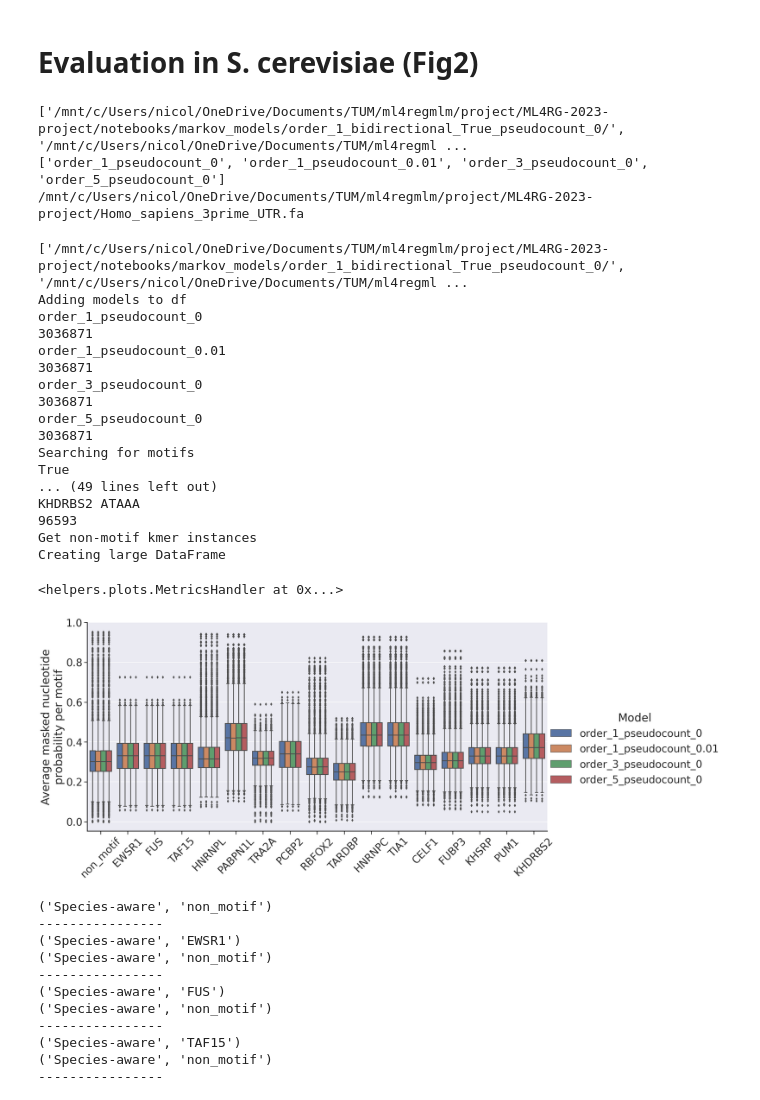
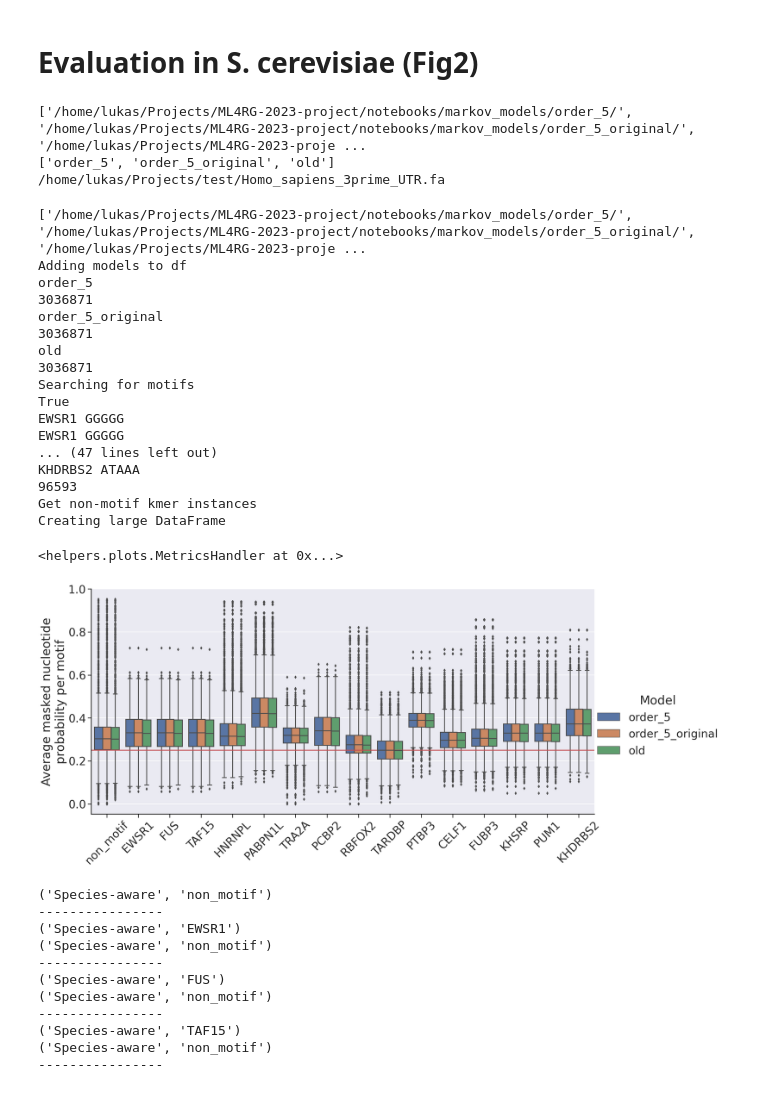
Before and after one commit to AnasShahzad1996/SpeciesAwareDNA-MLM, a Jupyter notebook: notebooks/markov_models/plotting.ipynb, the cells around one changed output. Cells and saved outputs as stored; diff of their text form; code cells hidden in the pictures.

```diff
--- a/notebooks/markov_models/plotting.ipynb
+++ b/notebooks/markov_models/plotting.ipynb
@@ -42,7 +40,7 @@ Matplotlib is building the font cache; this may take a moment.
 data_dir = project_dir + "tzhdata/"
 # hackish way to use the data dir on my local machine (Lukas)
 if not os.path.exists(data_dir):
-    data_dir = os.path.abspath("../..")
+    data_dir = os.path.abspath("../../../test/")
 
 print("Data dir: ", data_dir)
 # %% [output]
@@ -63,18 +61,16 @@ sns.set_style(style={'xtick.bottom': True,'ytick.left': True, 'axes.edgecolor':
 # %%
 # define paths and names of models to evaluate
 model_paths = [
-    "/mnt/c/Users/nicol/OneDrive/Documents/TUM/ml4regmlm/project/ML4RG-2023-project/notebooks/markov_models/order_1_bidirectional_True_pseudocount_0/",
-    "/mnt/c/Users/nicol/OneDrive/Documents/TUM/ml4regmlm/project/ML4RG-2023-project/notebooks/markov_models/order_1_bidirectional_True_pseudocount_0.01/",
-    "/mnt/c/Users/nicol/OneDrive/Documents/TUM/ml4regmlm/project/ML4RG-2023-project/notebooks/markov_models/order_3_bidirectional_True_pseudocount_0/",
-    "/mnt/c/Users/nicol/OneDrive/Documents/TUM/ml4regmlm/project/ML4RG-2023-project/notebooks/markov_models/order_5_bidirectional_True_pseudocount_0/",
+    "/home/lukas/Projects/ML4RG-2023-project/notebooks/markov_models/order_5/",
+    "/home/lukas/Projects/ML4RG-2023-project/notebooks/markov_models/order_5_original/",
+    "/home/lukas/Projects/ML4RG-2023-project/results/11mer/"
     ]
 
 # work around as plots.py doesn't use os.path.join to join paths...
 model_names = [
-    "order_1_pseudocount_0",
-    "order_1_pseudocount_0.01",
-    "order_3_pseudocount_0",
-    "order_5_pseudocount_0",
+    "order_5",
+    "order_5_original",
+    "old"
     ]
 
 print(model_paths)
@@ -84,9 +80,9 @@ print(model_names)
 test_path = glob(os.path.join(data_dir ,"*.fa"))[0]
 print(test_path)
 # %% [output]
-['/mnt/c/Users/nicol/OneDrive/Documents/TUM/ml4regmlm/project/ML4RG-2023-project/notebooks/markov_models/order_1_bidirectional_True_pseudocount_0/', '/mnt/c/Users/nicol/OneDrive/Documents/TUM/ml4regml ...
-['order_1_pseudocount_0', 'order_1_pseudocount_0.01', 'order_3_pseudocount_0', 'order_5_pseudocount_0']
-/mnt/c/Users/nicol/OneDrive/Documents/TUM/ml4regmlm/project/ML4RG-2023-project/Homo_sapiens_3prime_UTR.fa
+['/home/lukas/Projects/ML4RG-2023-project/notebooks/markov_models/order_5/', '/home/lukas/Projects/ML4RG-2023-project/notebooks/markov_models/order_5_original/', '/home/lukas/Projects/ML4RG-2023-proje ...
+['order_5', 'order_5_original', 'old']
+/home/lukas/Projects/test/Homo_sapiens_3prime_UTR.fa
 # %%
 import pickle
 with open("../../data/exclude_motifs.pickle", "rb") as f:
@@ -95,23 +91,23 @@ with open("../../data/exclude_motifs.pickle", "rb") as f:
 print(model_paths)
 scer_mh = MetricsHandler(model_paths, model_names, test_path,
                          motifs=motifs, seq_col="3UTR",
-                         existing_probas=[True, True, True, True],
+                         existing_probas=[True, True, True],
                          n_random_kmers=6290,
                          optional_config=config)
 # %% [output]
-['/mnt/c/Users/nicol/OneDrive/Documents/TUM/ml4regmlm/project/ML4RG-2023-project/notebooks/markov_models/order_1_bidirectional_True_pseudocount_0/', '/mnt/c/Users/nicol/OneDrive/Documents/TUM/ml4regml ...
+['/home/lukas/Projects/ML4RG-2023-project/notebooks/markov_models/order_5/', '/home/lukas/Projects/ML4RG-2023-project/notebooks/markov_models/order_5_original/', '/home/lukas/Projects/ML4RG-2023-proje ...
 Adding models to df
-order_1_pseudocount_0
+order_5
 3036871
-order_1_pseudocount_0.01
+order_5_original
 3036871
-order_3_pseudocount_0
-3036871
-order_5_pseudocount_0
+old
 3036871
 Searching for motifs
 True
-... (49 lines left out)
+EWSR1 GGGGG
+EWSR1 GGGGG
+... (47 lines left out)
 KHDRBS2 ATAAA
 96593
 Get non-motif kmer instances
@@ -134,10 +130,10 @@ def fix(x):
 
 cols = ["motif_range","motif","model","avg_target_probas"]
 keep_models = [
-    "order_1_pseudocount_0",
-    "order_1_pseudocount_0.01",
-    "order_3_pseudocount_0",
-    "order_5_pseudocount_0"
+    "order_5",
+    "order_5_original",
+    "old"
+
     ]
 
 scer_df_gpar = scer_mh.motif_df_l[scer_mh.motif_df_l["model"].isin(keep_models)]
@@ -165,8 +161,8 @@ order = list(plot_df["motif"].unique())
 labels = order
 mots = order
 
-# mods = [#("Dinucleotide distribution", "Species-agnostic"),
-#         #("Species-agnostic","Species-aware"),
+mods = [#("Dinucleotide distribution", "Species-agnostic"),
+         ("order_5","old"),
 #         ("Dinucleotide distribution", "Species-aware"),
 #         #("11-mer", "Species-agnostic"),
 #         ("11-mer","Species-aware"),
@@ -175,37 +171,41 @@ mots = order
 #         #("DNABERT","Species-aware"),
 #         #("Dinucleotide distribution", "DNABERT"),
 #         #("11-mer", "DNABERT")
-#         ]
+       ]
 
 
 g = sns.catplot(data=plot_df, x="motif", y="avg_target_probas", hue="Model",kind="box", height=10, aspect=2.0,
            order=order, estimator=np.mean)#, palette=custom_colors)
 
 plt.xticks(ticks = range(0,len(order)),labels=labels, rotation=45)
 #plt.yticks(ticks=[0.2,0.4,0.6,0.8,1.0])
 
 if plot_significance:
     pairs=[]
 
     for m in mots:
         for mod in mods:
             pairs.append(((m,mod[0]),(m,mod[1])))
 
     for ax_n in g.axes:
         for ax in ax_n:
             # do I need to subset the data?
             annotator = Annotator(ax, pairs, data=plot_df, x="motif", y="avg_target_probas", hue="Model")
             #    order=order)
             annotator.configure(test='Wilcoxon', text_format='star', loc='inside', comparisons_correction="BH")
             annotator.apply_and_annotate()
 
+# plot line horizontal line at 0.25
+# annotate the line with 0.25
+
+plt.axhline(y=0.25, color='r', linestyle='-'    )
 
 
 plt.xlabel("")
 plt.ylabel("Average masked nucleotide\nprobability per motif")
 plt.show()
 # %% [output]
-[figure, old version]
+[figure, new version]
 # %%
 # plot
 plt.clf()
```
Also changed, not shown: parts of 3 cells of this notebook, 3 other files.
